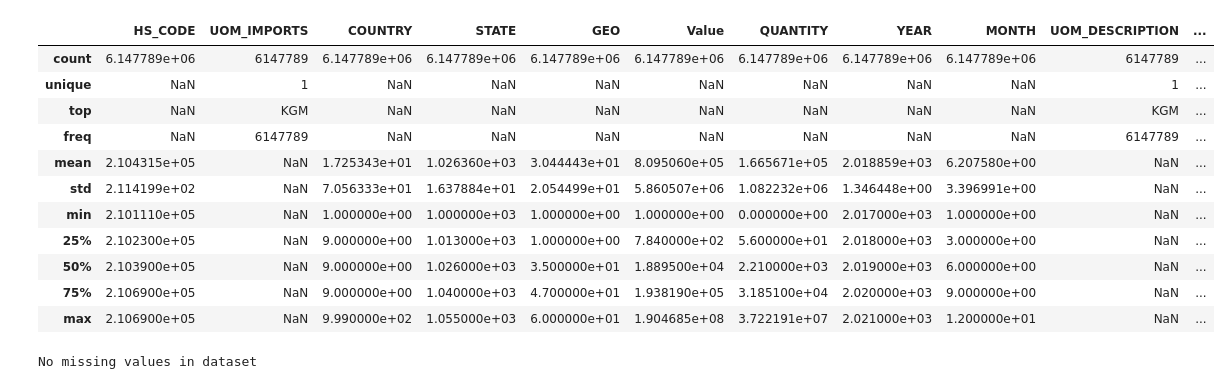
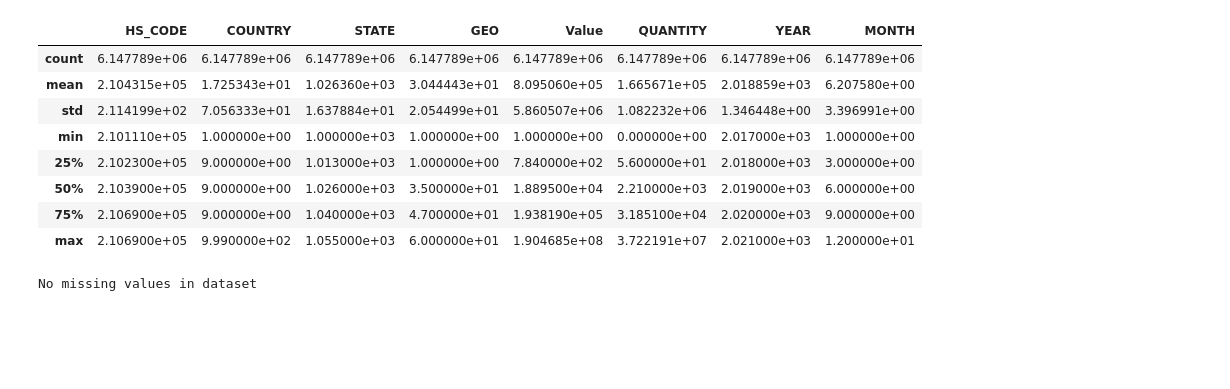
Before and after one commit to KrishnaCD93/DAAN-Capstone-Project, a Jupyter notebook: trade_ml.ipynb, the cells around one changed output. Cells and saved outputs as stored; diff of their text form; code cells hidden in the pictures; blank space fills up the shorter version.

```diff
--- a/trade_ml.ipynb
+++ b/trade_ml.ipynb
@@ -6,17 +5,14 @@ dfExports = pd.read_pickle('Q1data/dfExports.pkl')
 dfImports = pd.read_pickle('Q1data/dfImports.pkl')
 # %%
+dfImports.drop(['UOM_IMPORTS', 'UOM_DESCRIPTION', 'DESCRIPTION', 'COUNTRY_LABEL', 'PROVINCE_LABEL', 'STATE_LABEL'], axis=1, inplace=True)
 dfImports.describe(include='all')
-dfImports.drop(['UOM_DESCRIPTION	DESCRIPTION	COUNTRY_LABEL	PROVINCE_LABEL	STATE_LABEL'])
 # %% [output]
-|  | HS_CODE | UOM_IMPORTS | COUNTRY | STATE | GEO | Value | QUANTITY | YEAR | MONTH | UOM_DESCRIPTION | ... |
-| count | 6.147789e+06 | 6147789 | 6.147789e+06 | 6.147789e+06 | 6.147789e+06 | 6.147789e+06 | 6.147789e+06 | 6.147789e+06 | 6.147789e+06 | 6147789 | ... |
-| unique | NaN | 1 | NaN | NaN | NaN | NaN | NaN | NaN | NaN | 1 | ... |
-| top | NaN | KGM | NaN | NaN | NaN | NaN | NaN | NaN | NaN | KGM | ... |
-| freq | NaN | 6147789 | NaN | NaN | NaN | NaN | NaN | NaN | NaN | 6147789 | ... |
-| mean | 2.104315e+05 | NaN | 1.725343e+01 | 1.026360e+03 | 3.044443e+01 | 8.095060e+05 | 1.665671e+05 | 2.018859e+03 | 6.207580e+00 | NaN | ... |
-| std | 2.114199e+02 | NaN | 7.056333e+01 | 1.637884e+01 | 2.054499e+01 | 5.860507e+06 | 1.082232e+06 | 1.346448e+00 | 3.396991e+00 | NaN | ... |
-| min | 2.101110e+05 | NaN | 1.000000e+00 | 1.000000e+03 | 1.000000e+00 | 1.000000e+00 | 0.000000e+00 | 2.017000e+03 | 1.000000e+00 | NaN | ... |
-| 25% | 2.102300e+05 | NaN | 9.000000e+00 | 1.013000e+03 | 1.000000e+00 | 7.840000e+02 | 5.600000e+01 | 2.018000e+03 | 3.000000e+00 | NaN | ... |
-| 50% | 2.103900e+05 | NaN | 9.000000e+00 | 1.026000e+03 | 3.500000e+01 | 1.889500e+04 | 2.210000e+03 | 2.019000e+03 | 6.000000e+00 | NaN | ... |
-| 75% | 2.106900e+05 | NaN | 9.000000e+00 | 1.040000e+03 | 4.700000e+01 | 1.938190e+05 | 3.185100e+04 | 2.020000e+03 | 9.000000e+00 | NaN | ... |
-| max | 2.106900e+05 | NaN | 9.990000e+02 | 1.055000e+03 | 6.000000e+01 | 1.904685e+08 | 3.722191e+07 | 2.021000e+03 | 1.200000e+01 | NaN | ... |
+|  | HS_CODE | COUNTRY | STATE | GEO | Value | QUANTITY | YEAR | MONTH |
+| count | 6.147789e+06 | 6.147789e+06 | 6.147789e+06 | 6.147789e+06 | 6.147789e+06 | 6.147789e+06 | 6.147789e+06 | 6.147789e+06 |
+| mean | 2.104315e+05 | 1.725343e+01 | 1.026360e+03 | 3.044443e+01 | 8.095060e+05 | 1.665671e+05 | 2.018859e+03 | 6.207580e+00 |
+| std | 2.114199e+02 | 7.056333e+01 | 1.637884e+01 | 2.054499e+01 | 5.860507e+06 | 1.082232e+06 | 1.346448e+00 | 3.396991e+00 |
+| min | 2.101110e+05 | 1.000000e+00 | 1.000000e+03 | 1.000000e+00 | 1.000000e+00 | 0.000000e+00 | 2.017000e+03 | 1.000000e+00 |
+| 25% | 2.102300e+05 | 9.000000e+00 | 1.013000e+03 | 1.000000e+00 | 7.840000e+02 | 5.600000e+01 | 2.018000e+03 | 3.000000e+00 |
+| 50% | 2.103900e+05 | 9.000000e+00 | 1.026000e+03 | 3.500000e+01 | 1.889500e+04 | 2.210000e+03 | 2.019000e+03 | 6.000000e+00 |
+| 75% | 2.106900e+05 | 9.000000e+00 | 1.040000e+03 | 4.700000e+01 | 1.938190e+05 | 3.185100e+04 | 2.020000e+03 | 9.000000e+00 |
+| max | 2.106900e+05 | 9.990000e+02 | 1.055000e+03 | 6.000000e+01 | 1.904685e+08 | 3.722191e+07 | 2.021000e+03 | 1.200000e+01 |
```
Also changed, not shown: parts of 5 cells of this notebook.
